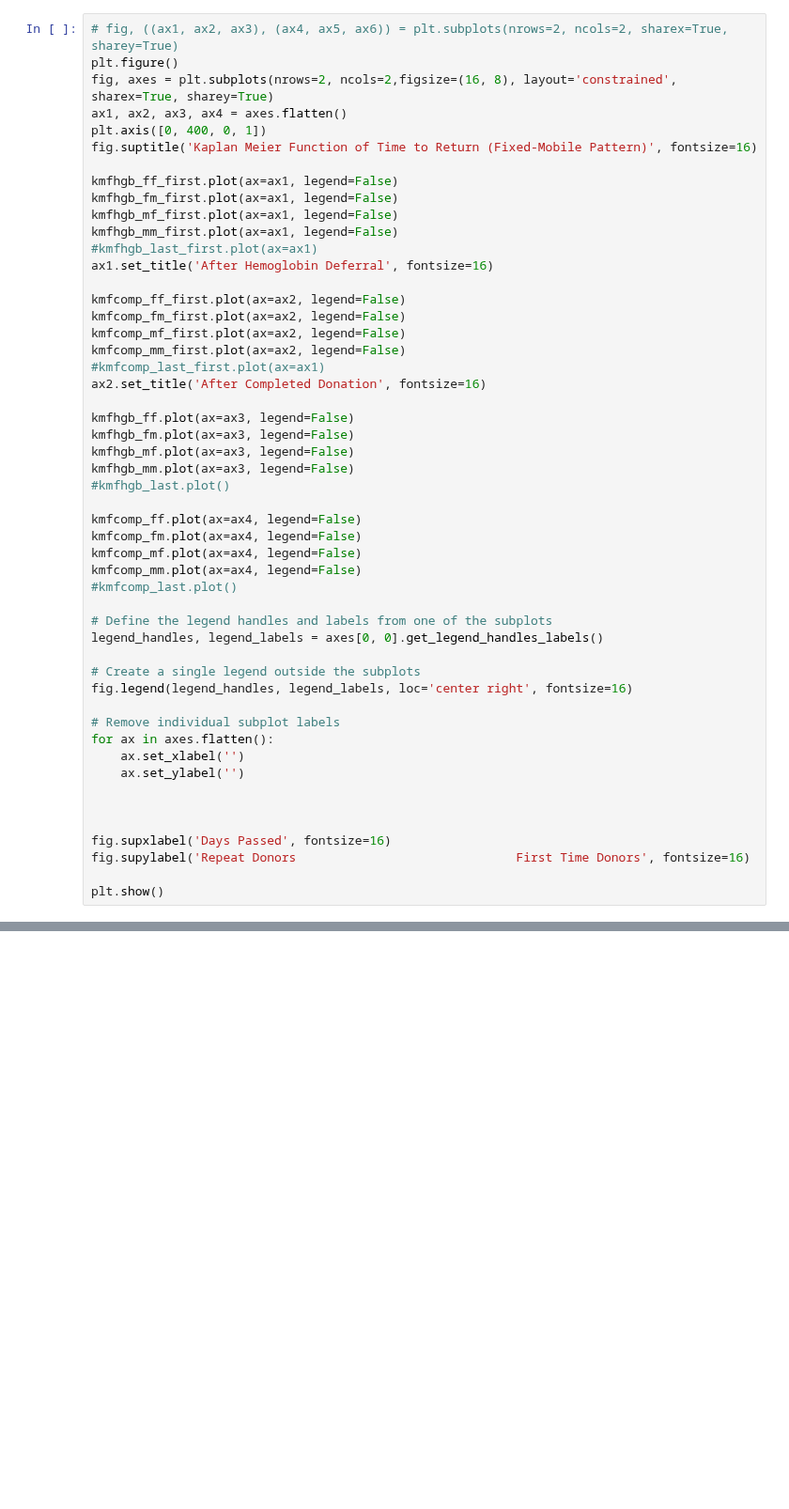
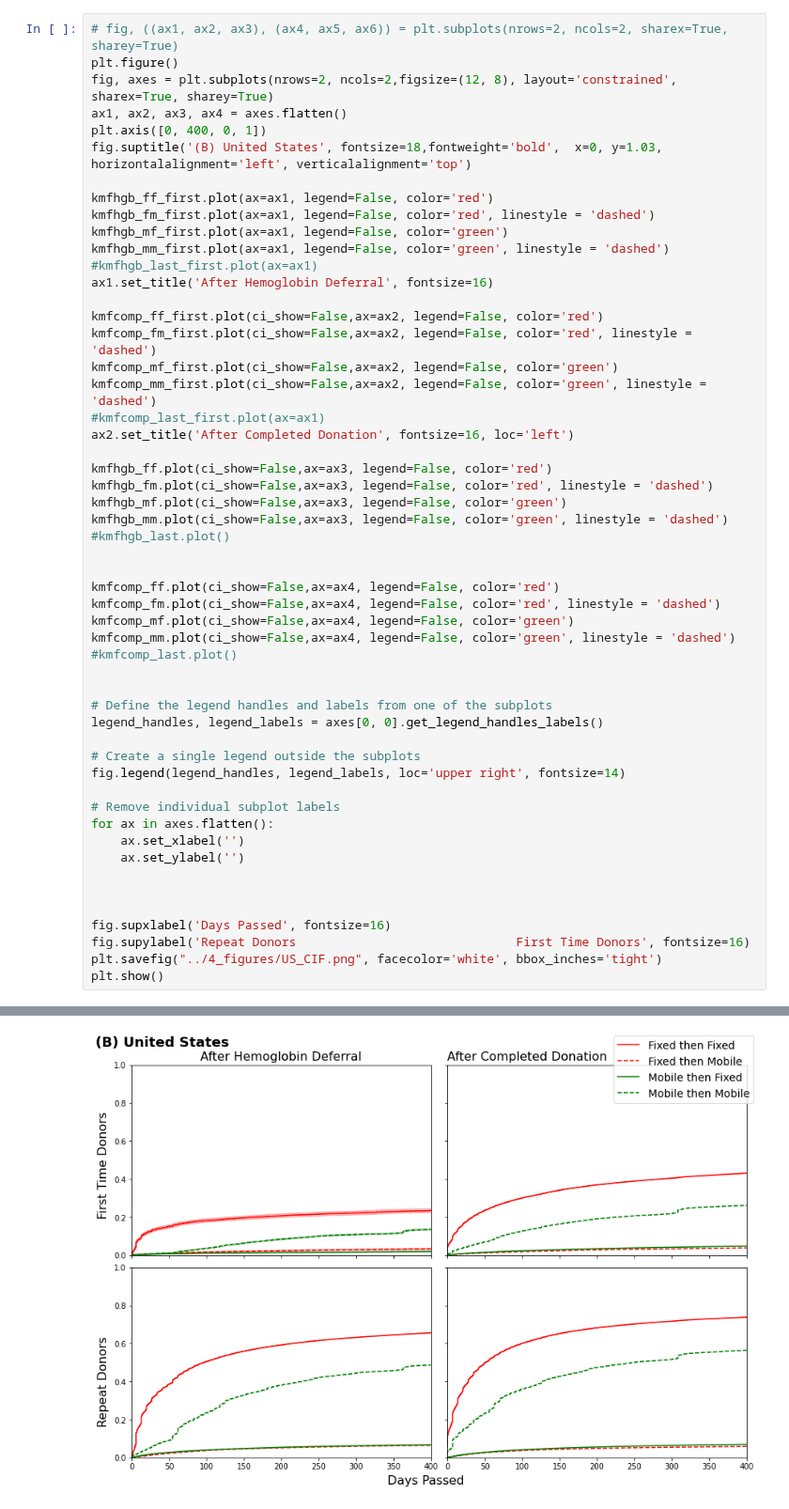
Before and after one commit to altonrus/donor-return-dynamics, a Jupyter notebook: 2_scripts/02_2_kaplan_meier(vitalant).ipynb, the cells around one changed output, grey strips where cells are left out. Shown at 94% size. Saved outputs shown, nothing was run; the diff lists cells and outputs as text; blank space fills up the shorter version.

```diff
--- a/2_scripts/02_2_kaplan_meier(vitalant).ipynb
+++ b/2_scripts/02_2_kaplan_meier(vitalant).ipynb
@@ -327,42 +386,44 @@ plt.show()
 # %%
 # fig, ((ax1, ax2, ax3), (ax4, ax5, ax6)) = plt.subplots(nrows=2, ncols=2, sharex=True, sharey=True)
 plt.figure()
-fig, axes = plt.subplots(nrows=2, ncols=2,figsize=(16, 8), layout='constrained', sharex=True, sharey=True)
+fig, axes = plt.subplots(nrows=2, ncols=2,figsize=(12, 8), layout='constrained', sharex=True, sharey=True)
 ax1, ax2, ax3, ax4 = axes.flatten()
 plt.axis([0, 400, 0, 1])
-fig.suptitle('Kaplan Meier Function of Time to Return (Fixed-Mobile Pattern)', fontsize=16)
+fig.suptitle('(B) United States', fontsize=18,fontweight='bold',  x=0, y=1.03, horizontalalignment='left', verticalalignment='top')
 
-kmfhgb_ff_first.plot(ax=ax1, legend=False)
-kmfhgb_fm_first.plot(ax=ax1, legend=False)
-kmfhgb_mf_first.plot(ax=ax1, legend=False)
-kmfhgb_mm_first.plot(ax=ax1, legend=False)
+kmfhgb_ff_first.plot(ax=ax1, legend=False, color='red')
+kmfhgb_fm_first.plot(ax=ax1, legend=False, color='red', linestyle = 'dashed')
+kmfhgb_mf_first.plot(ax=ax1, legend=False, color='green')
+kmfhgb_mm_first.plot(ax=ax1, legend=False, color='green', linestyle = 'dashed')
 #kmfhgb_last_first.plot(ax=ax1)
 ax1.set_title('After Hemoglobin Deferral', fontsize=16)
 
-kmfcomp_ff_first.plot(ax=ax2, legend=False)
-kmfcomp_fm_first.plot(ax=ax2, legend=False)
-kmfcomp_mf_first.plot(ax=ax2, legend=False)
-kmfcomp_mm_first.plot(ax=ax2, legend=False)
+kmfcomp_ff_first.plot(ci_show=False,ax=ax2, legend=False, color='red')
+kmfcomp_fm_first.plot(ci_show=False,ax=ax2, legend=False, color='red', linestyle = 'dashed')
+kmfcomp_mf_first.plot(ci_show=False,ax=ax2, legend=False, color='green')
+kmfcomp_mm_first.plot(ci_show=False,ax=ax2, legend=False, color='green', linestyle = 'dashed')
 #kmfcomp_last_first.plot(ax=ax1)
-ax2.set_title('After Completed Donation', fontsize=16)
+ax2.set_title('After Completed Donation', fontsize=16, loc='left')
 
-kmfhgb_ff.plot(ax=ax3, legend=False)
-kmfhgb_fm.plot(ax=ax3, legend=False)
-kmfhgb_mf.plot(ax=ax3, legend=False)
-kmfhgb_mm.plot(ax=ax3, legend=False)
+kmfhgb_ff.plot(ci_show=False,ax=ax3, legend=False, color='red')
+kmfhgb_fm.plot(ci_show=False,ax=ax3, legend=False, color='red', linestyle = 'dashed')
+kmfhgb_mf.plot(ci_show=False,ax=ax3, legend=False, color='green')
+kmfhgb_mm.plot(ci_show=False,ax=ax3, legend=False, color='green', linestyle = 'dashed')
 #kmfhgb_last.plot()
 
-kmfcomp_ff.plot(ax=ax4, legend=False)
-kmfcomp_fm.plot(ax=ax4, legend=False)
-kmfcomp_mf.plot(ax=ax4, legend=False)
-kmfcomp_mm.plot(ax=ax4, legend=False)
+
+kmfcomp_ff.plot(ci_show=False,ax=ax4, legend=False, color='red')
+kmfcomp_fm.plot(ci_show=False,ax=ax4, legend=False, color='red', linestyle = 'dashed')
+kmfcomp_mf.plot(ci_show=False,ax=ax4, legend=False, color='green')
+kmfcomp_mm.plot(ci_show=False,ax=ax4, legend=False, color='green', linestyle = 'dashed')
 #kmfcomp_last.plot()
+
 
 # Define the legend handles and labels from one of the subplots
 legend_handles, legend_labels = axes[0, 0].get_legend_handles_labels()
 
 # Create a single legend outside the subplots
-fig.legend(legend_handles, legend_labels, loc='center right', fontsize=16)
+fig.legend(legend_handles, legend_labels, loc='upper right', fontsize=14)
 
 # Remove individual subplot labels
 for ax in axes.flatten():
@@ -373,5 +434,6 @@ for ax in axes.flatten():
 
 fig.supxlabel('Days Passed', fontsize=16)
 fig.supylabel('Repeat Donors                              First Time Donors', fontsize=16)
-
+plt.savefig("../4_figures/US_CIF.png", facecolor='white', bbox_inches='tight')
 plt.show()
+# %% [output]
@@ -377,0 +441 @@ plt.show()
+[figure, added]
```
Also changed, not shown: parts of 18 cells of this notebook, 52 other files.
